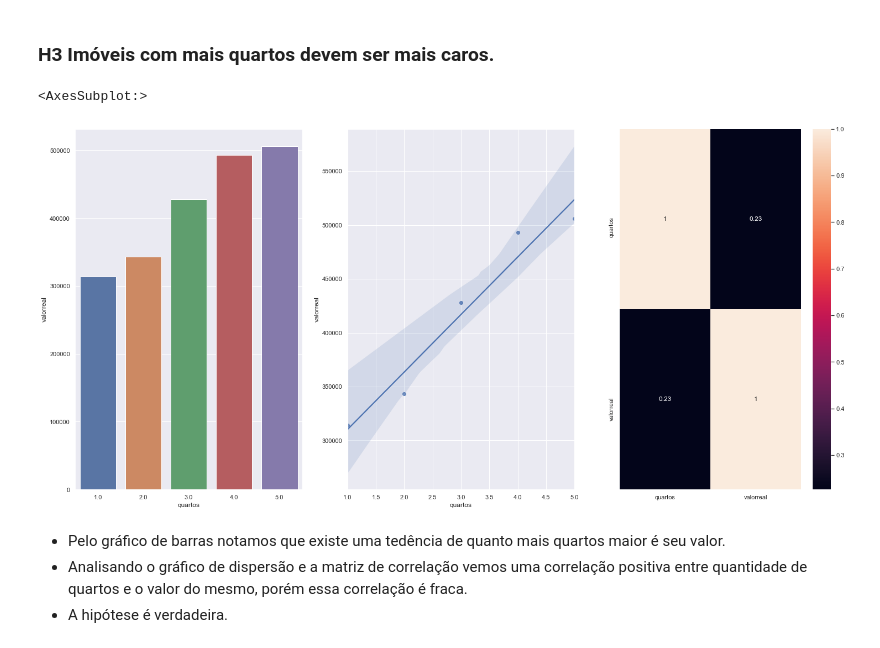
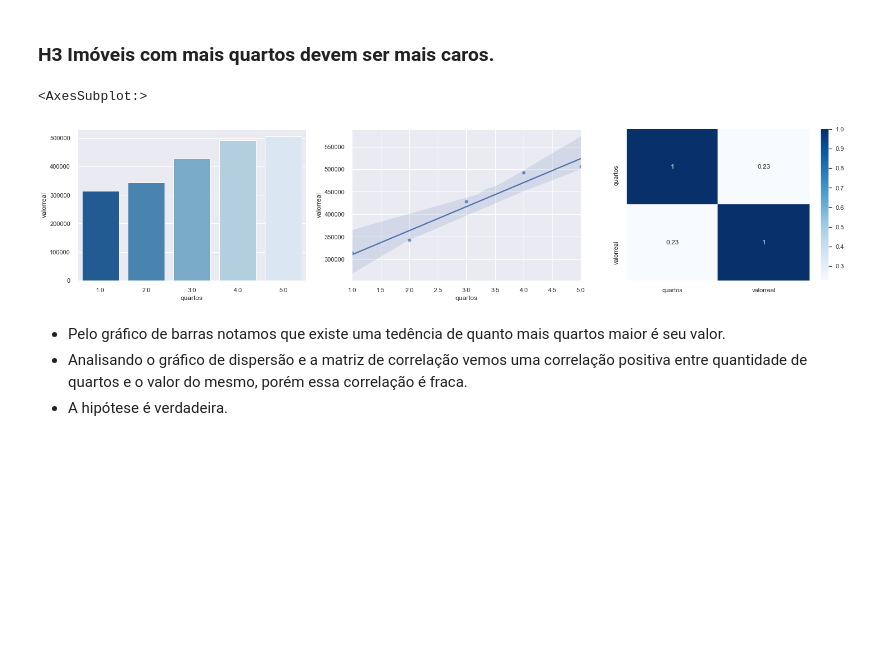
Before and after one commit to wvcalbuquerque/eda_apartamentosznrecife_python, a Jupyter notebook: notebooks/EDA.ipynb, the cells around one changed output. Saved outputs shown, nothing was run; the diff lists cells and outputs as text; code cells hidden in the pictures; blank space fills up the shorter version.

```diff
--- a/notebooks/EDA.ipynb
+++ b/notebooks/EDA.ipynb
@@ -100,6 +100,9 @@ df['cep'] = df['cep'].apply(str)
 
 # Convertendo atributos data
 df['datapublicacao'] = pd.to_datetime( df['datapublicacao'] )
+
+# Convertendo a coluna Bairro para maíscula, evitando agrupamentos diferentes para mesmo bairro.
+df['bairro'] = df['bairro'].str.upper()
 # %% [markdown]
 #### Dados Ausente
 # %%
@@ -290,20 +300,22 @@ sns.heatmap(df[['banheiros', 'valorreal']].corr(method = 'pearson'), annot = Tru
 # %%
 aux = df[['quartos','valorreal']].groupby('quartos').mean().reset_index()
 
+plt.figure(figsize=(25,5))
+
 #barplot
 plt.subplot(1,3,1)
-sns.barplot(x = 'quartos',y = 'valorreal', data = aux)
+sns.barplot(x = 'quartos',y = 'valorreal', data = aux, palette='Blues_r')
 
 #regplot
 plt.subplot(1,3,2)
 sns.regplot(x = 'quartos',y = 'valorreal', data = aux)
 
 #correlation heatmap
 plt.subplot(1,3,3)
-sns.heatmap(df[['quartos', 'valorreal']].corr(method = 'pearson'), annot = True)
+sns.heatmap(df[['quartos', 'valorreal']].corr(method = 'pearson'), annot = True, cmap='Blues')
 # %% [output]
 <AxesSubplot:>
-[figure, old version]
+[figure, new version]
 # %% [markdown]
 * Pelo gráfico de barras notamos que existe uma tedência de quanto mais quartos maior é seu valor.
 * Analisando o gráfico de dispersão e a matriz de correlação vemos uma correlação positiva entre quantidade de quartos e o valor do mesmo, porém essa correlação é fraca.
```
Also changed, not shown: parts of 12 cells of this notebook.
